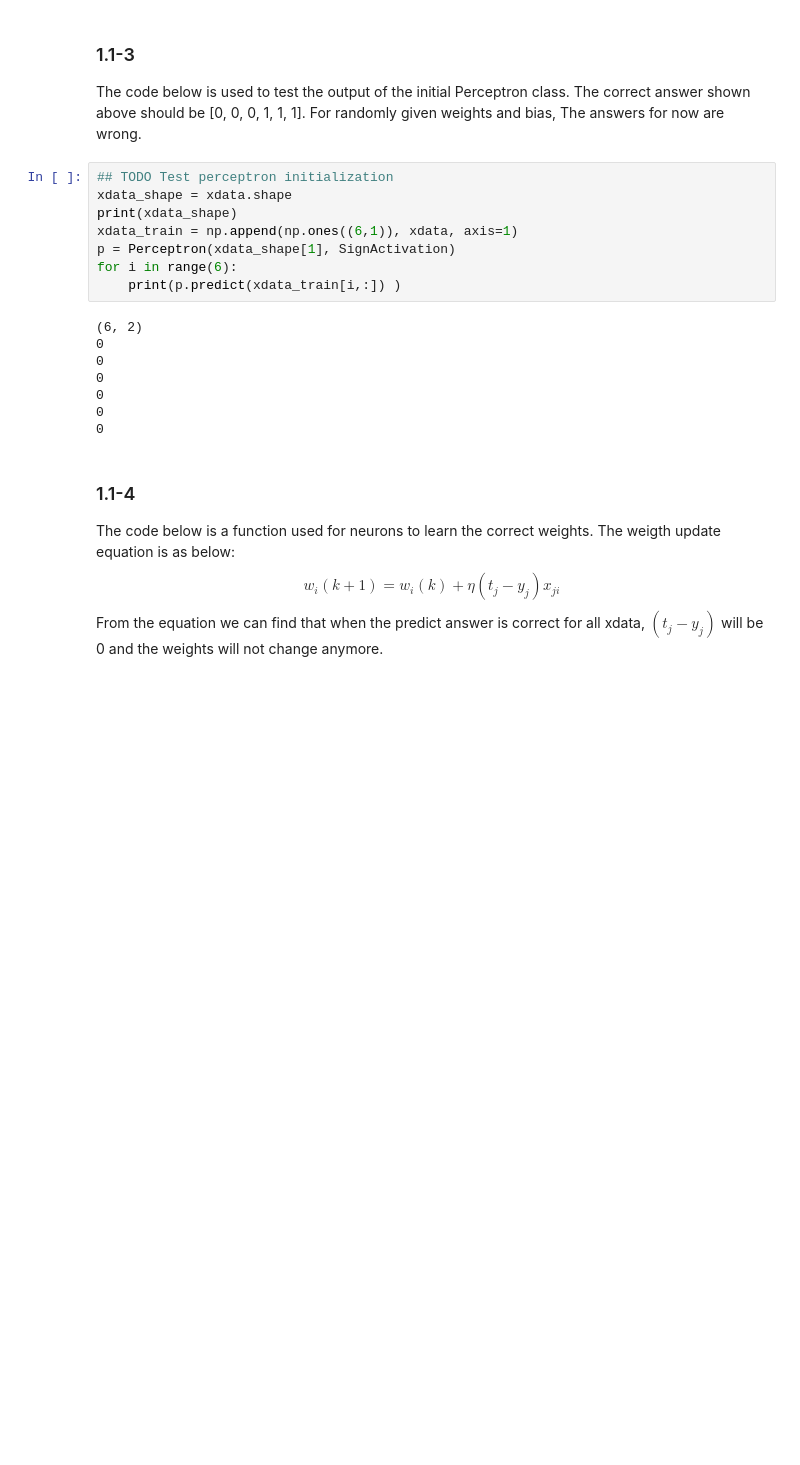
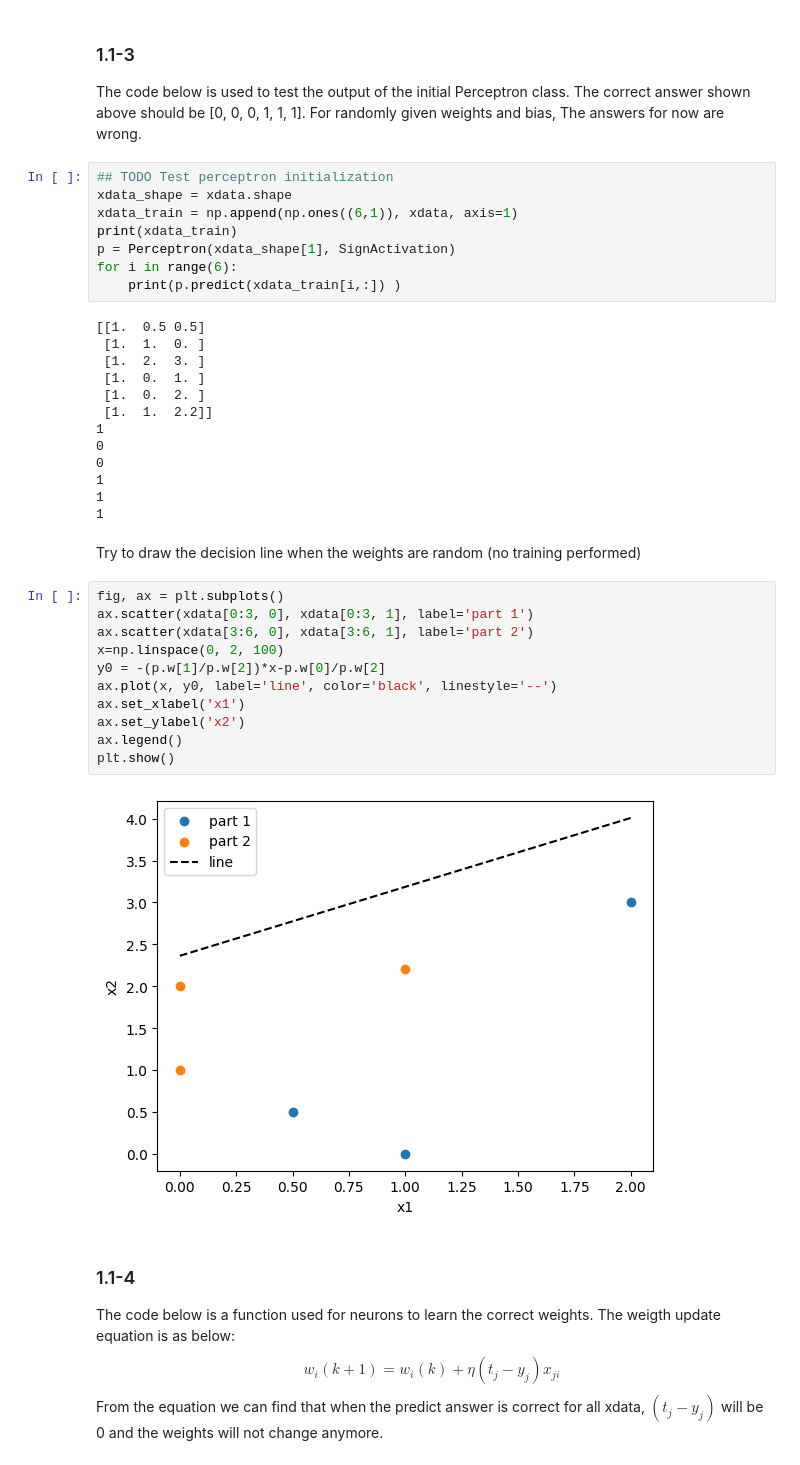
Before and after one commit to MarcelZelent/Bioinspired-Marcel, a Jupyter notebook: Week1/Exercise1/perceptron - Marcel.ipynb, the cells around one changed output. Saved outputs shown, nothing was run; the diff lists cells and outputs as text; blank space fills up the shorter version.

```diff
--- a/Week1/Exercise1/perceptron - Marcel.ipynb
+++ b/Week1/Exercise1/perceptron - Marcel.ipynb
@@ -123,19 +123,39 @@ The code below is used to test the output of the initial Perceptron class. The c
 # %%
 ## TODO Test perceptron initialization
 xdata_shape = xdata.shape
-print(xdata_shape)
 xdata_train = np.append(np.ones((6,1)), xdata, axis=1)
+print(xdata_train)
 p = Perceptron(xdata_shape[1], SignActivation)
 for i in range(6):
     print(p.predict(xdata_train[i,:]) )
 # %% [output]
-(6, 2)
+[[1.  0.5 0.5]
+ [1.  1.  0. ]
+ [1.  2.  3. ]
+ [1.  0.  1. ]
+ [1.  0.  2. ]
+ [1.  1.  2.2]]
+1
 0
 0
-0
-0
-0
-0
+1
+1
+1
+# %% [markdown]
+Try to draw the decision line when the weights are random (no training performed)
+# %%
+fig, ax = plt.subplots()
+ax.scatter(xdata[0:3, 0], xdata[0:3, 1], label='part 1')
+ax.scatter(xdata[3:6, 0], xdata[3:6, 1], label='part 2')
+x=np.linspace(0, 2, 100)
+y0 = -(p.w[1]/p.w[2])*x-p.w[0]/p.w[2]
+ax.plot(x, y0, label='line', color='black', linestyle='--')
+ax.set_xlabel('x1')
+ax.set_ylabel('x2')
+ax.legend()
+plt.show()
+# %% [output]
+[figure, added]
 # %% [markdown]
 ### 1.1-4
 The code below is a function used for neurons to learn the correct weights. The weigth update equation is as below:
```
Also changed, not shown: parts of 7 cells of this notebook.
